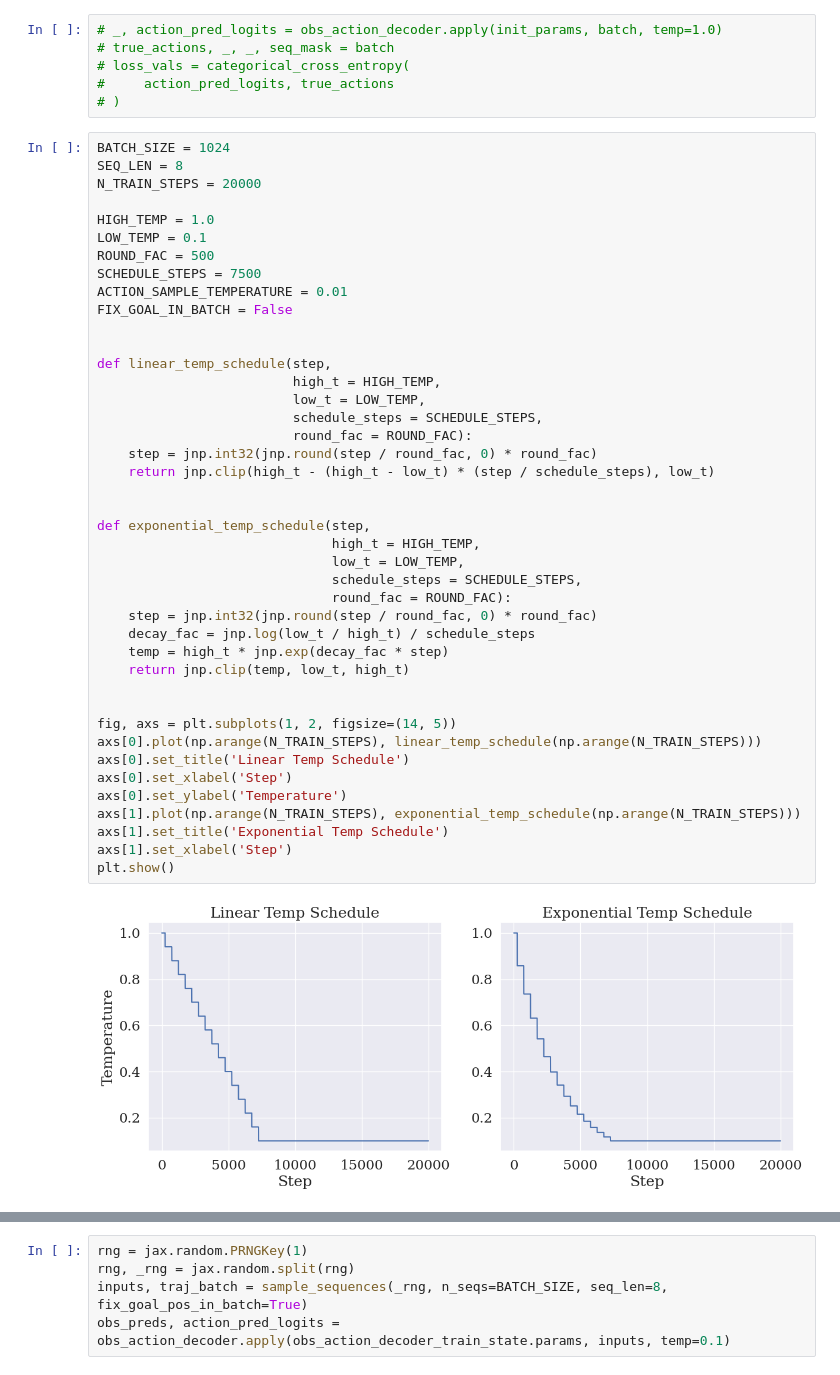
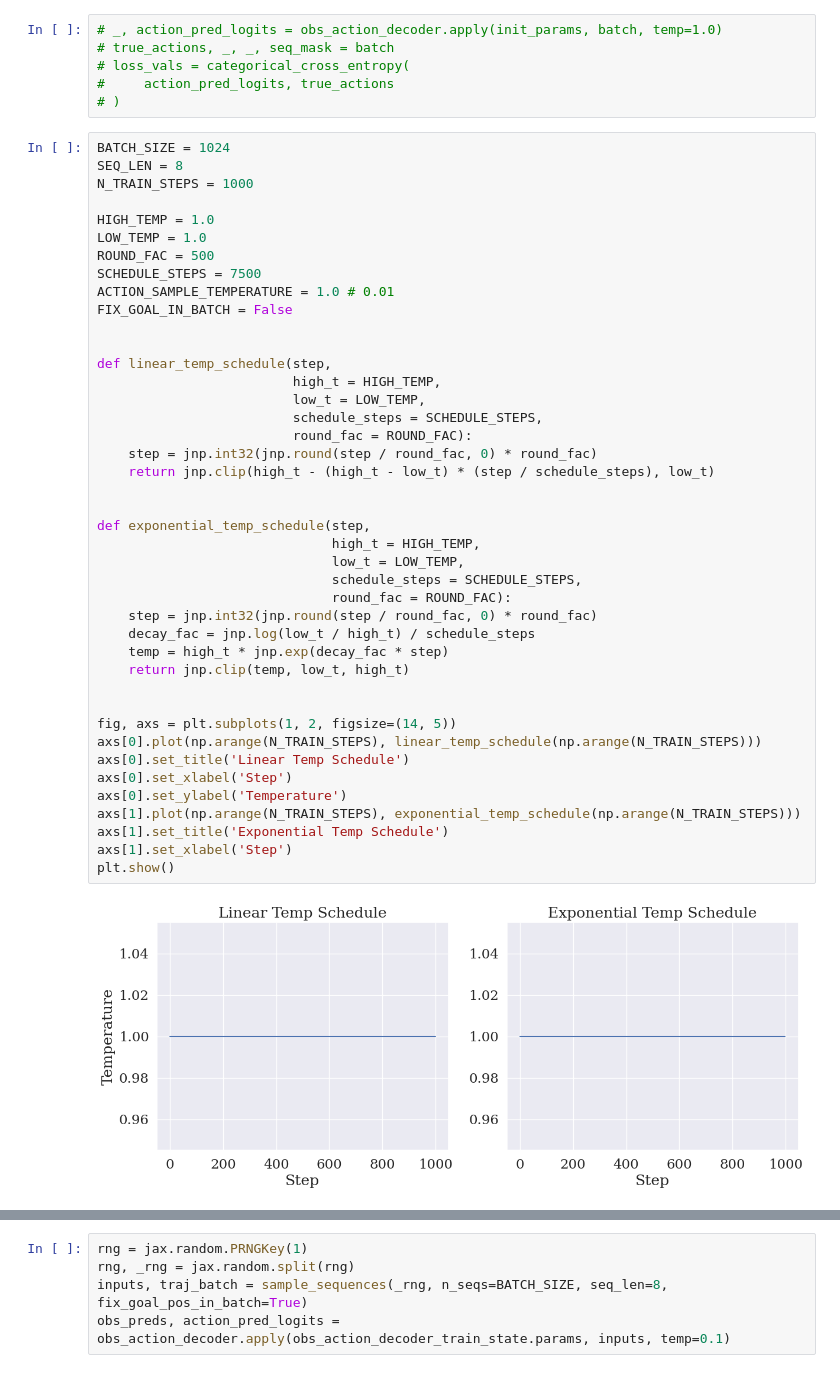
Before and after one commit to DylanCope/poclaps, a Jupyter notebook: gen_seqs_with_world_model.ipynb, the cells around one changed output, grey strips where cells are left out. Cells and saved outputs as stored; diff of their text form.

```diff
--- a/gen_seqs_with_world_model.ipynb
+++ b/gen_seqs_with_world_model.ipynb
@@ -892,47 +1079,47 @@ traj_batch.obs.shape, obs_preds.shape, action_pred_logits.shape, true_actions.sh
 # %%
 BATCH_SIZE = 1024
 SEQ_LEN = 8
-N_TRAIN_STEPS = 20000
+N_TRAIN_STEPS = 1000
 
 HIGH_TEMP = 1.0
-LOW_TEMP = 0.1
+LOW_TEMP = 1.0
 ROUND_FAC = 500
 SCHEDULE_STEPS = 7500
-ACTION_SAMPLE_TEMPERATURE = 0.01
+ACTION_SAMPLE_TEMPERATURE = 1.0 # 0.01
 FIX_GOAL_IN_BATCH = False
 
 
 def linear_temp_schedule(step,
                          high_t = HIGH_TEMP,
                          low_t = LOW_TEMP,
                          schedule_steps = SCHEDULE_STEPS,
                          round_fac = ROUND_FAC):
     step = jnp.int32(jnp.round(step / round_fac, 0) * round_fac)
     return jnp.clip(high_t - (high_t - low_t) * (step / schedule_steps), low_t)
 
 
 def exponential_temp_schedule(step,
                               high_t = HIGH_TEMP,
                               low_t = LOW_TEMP,
                               schedule_steps = SCHEDULE_STEPS,
                               round_fac = ROUND_FAC):
     step = jnp.int32(jnp.round(step / round_fac, 0) * round_fac)
     decay_fac = jnp.log(low_t / high_t) / schedule_steps
     temp = high_t * jnp.exp(decay_fac * step)
     return jnp.clip(temp, low_t, high_t)
 
 
 fig, axs = plt.subplots(1, 2, figsize=(14, 5))
 axs[0].plot(np.arange(N_TRAIN_STEPS), linear_temp_schedule(np.arange(N_TRAIN_STEPS)))
 axs[0].set_title('Linear Temp Schedule')
 axs[0].set_xlabel('Step')
 axs[0].set_ylabel('Temperature')
 axs[1].plot(np.arange(N_TRAIN_STEPS), exponential_temp_schedule(np.arange(N_TRAIN_STEPS)))
 axs[1].set_title('Exponential Temp Schedule')
 axs[1].set_xlabel('Step')
 plt.show()
 # %% [output]
-[figure, old version]
+[figure, new version]
 # %%
 from flax.training.train_state import TrainState
 import optax
```
Also changed, not shown: parts of 30 cells of this notebook, 10 other files.
